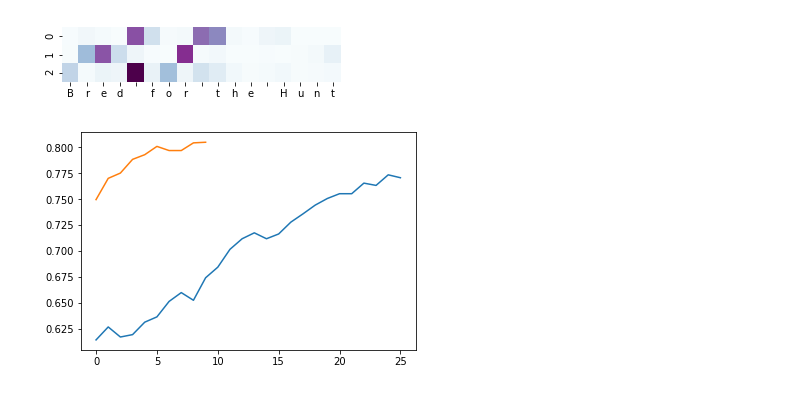
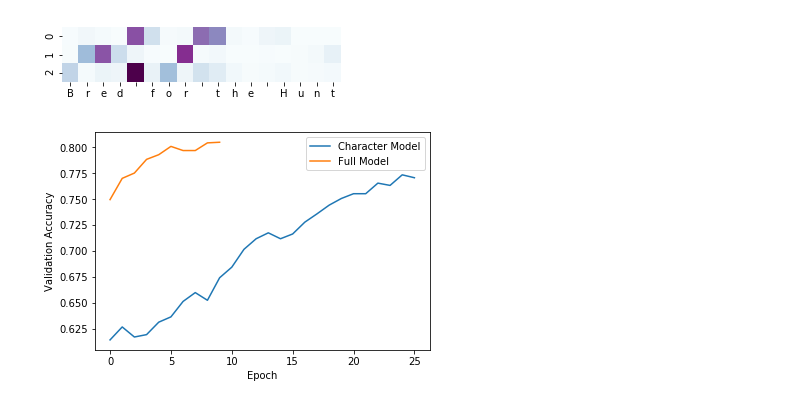
Before and after one commit to dandersonw/ai-final-project, a Jupyter notebook: notebooks/text_error_analysis.ipynb, the cells around one changed output. Saved outputs shown, nothing was run; the diff lists cells and outputs as text; code cells hidden in the pictures.

Commit message:
Update diagram generating notebook

```diff
--- a/notebooks/text_error_analysis.ipynb
+++ b/notebooks/text_error_analysis.ipynb
@@ -149,33 +198,37 @@ wv_acc_history = [.7496,
 
 char_acc_history = [.6144,
                     .6269,
                     .6172,
                     .6195,
                     .6315,
                     .6366,
                     .6515,
                     .6600,
                     .6526,
                     .6743,
                     .6845,
                     .7017,
                     .7119,
                     .7176,
                     .7119,
                     .7165,
                     .7279,
                     .7359,
                     .7443,
                     .7507,
                     .7553,
                     .7553,
                     .7655,
                     .7633,
                     .7735,
                     .7707]
 
-plt.plot(char_acc_history)
-plt.plot(wv_acc_history)
+plt.plot(char_acc_history, label='Character Model')
+plt.plot(wv_acc_history, label='Full Model')
+plt.ylabel('Validation Accuracy')
+plt.xlabel('Epoch')
+plt.legend()
+plt.savefig('training-speed-comparison.png')
 plt.show()
 # %% [output]
-[figure, old version]
+[figure, new version]
```
Also changed, not shown: parts of 14 cells of this notebook.
